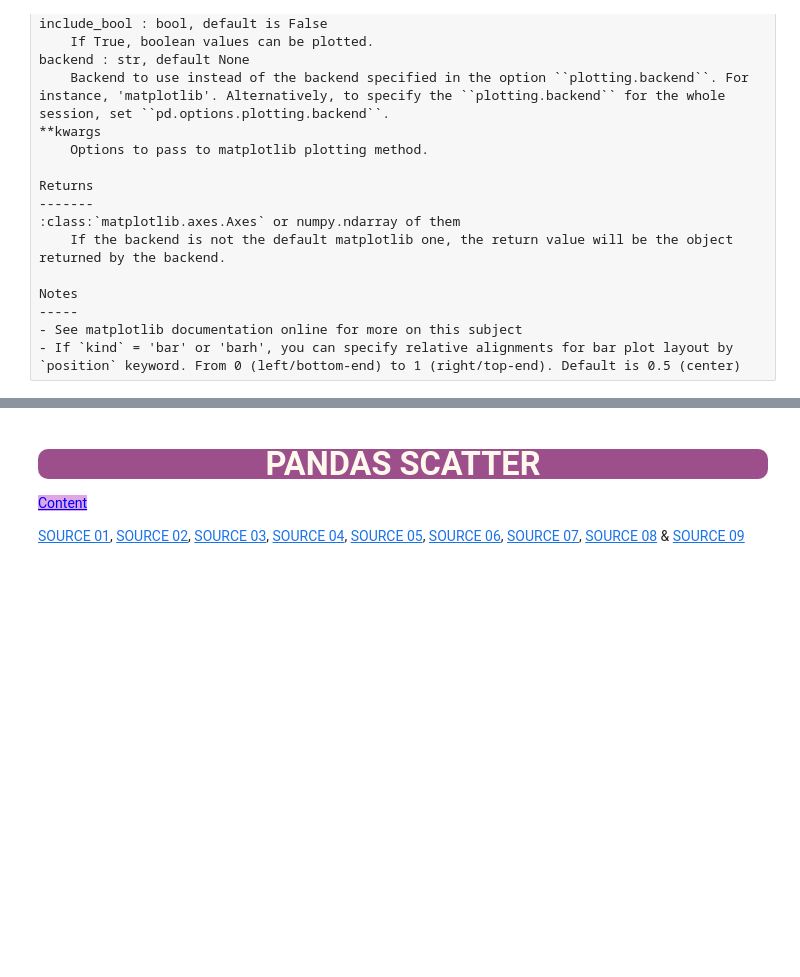
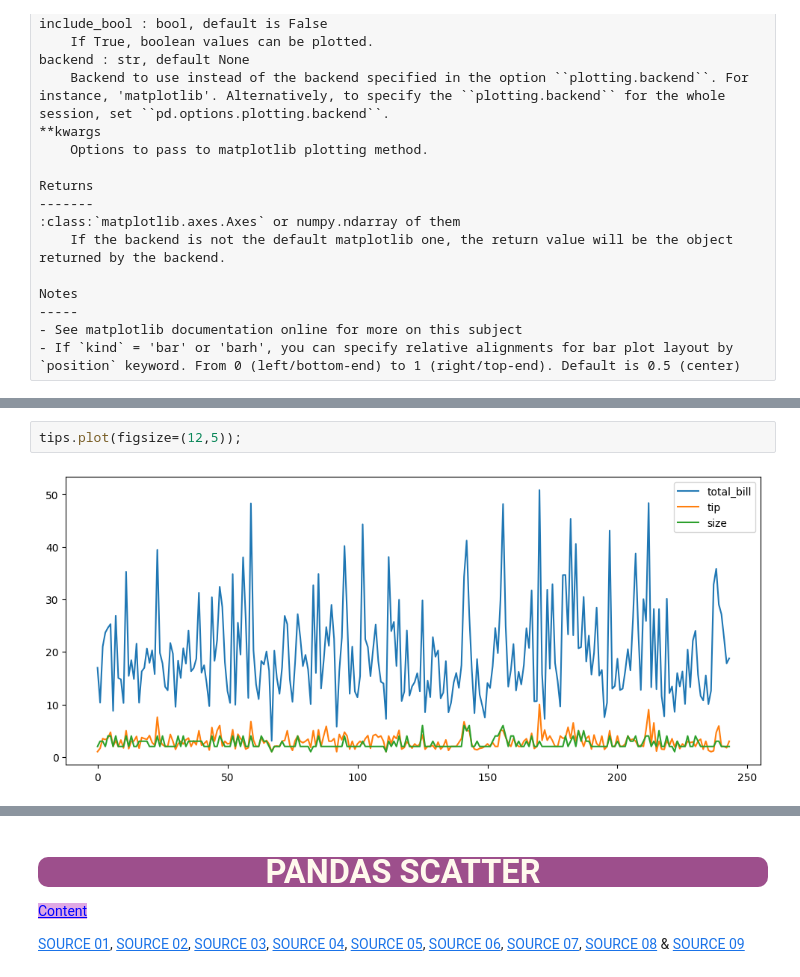
Before and after one commit to SabahattinCag/DataVisualization, a Jupyter notebook: Lecture_Notes/DVwPy_S02_Matplotlib_Part02 & Pandas.ipynb.ipynb, the cells around one changed output, grey strips where cells are left out. Drawn from its saved outputs; the diff is of its cells as text; blank space fills up the shorter version.

```diff
--- a/Lecture_Notes/DVwPy_S02_Matplotlib_Part02 & Pandas.ipynb.ipynb
+++ b/Lecture_Notes/DVwPy_S02_Matplotlib_Part02 & Pandas.ipynb.ipynb
@@ -1296,0 +1306,4 @@ Notes
+# %%
+tips.plot(figsize=(12,5));
+# %% [output]
+[figure, added]
```
Also changed, not shown: parts of 39 cells of this notebook, 1 other file.
